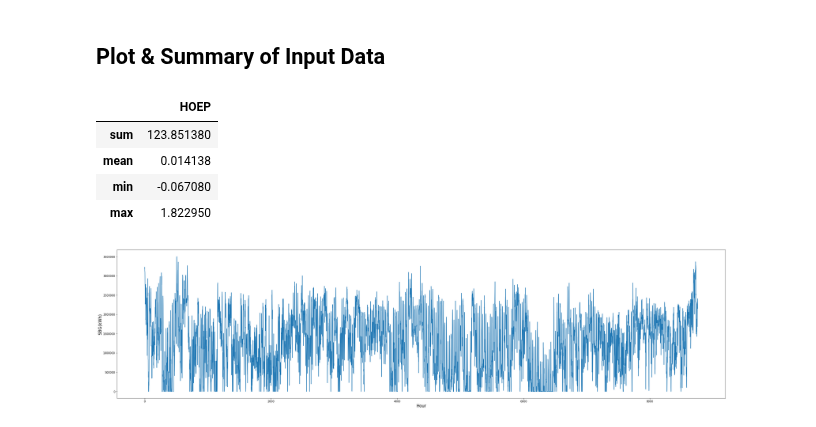
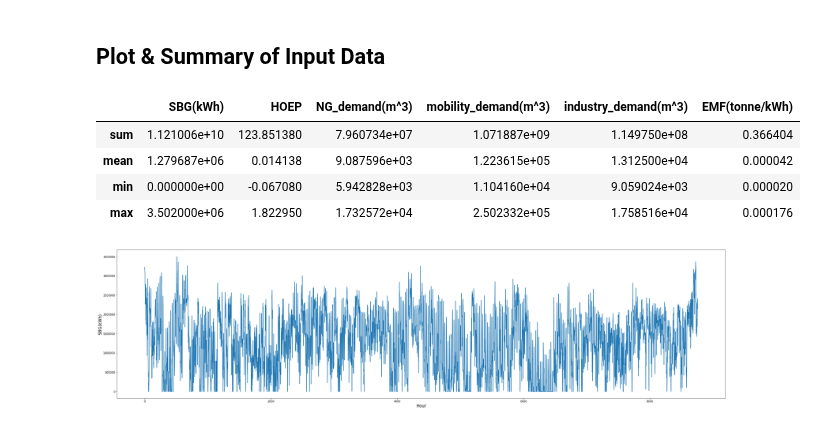
Before and after one commit to lewisjko/FYDP, a Jupyter notebook: FYDP.ipynb, the cells around one changed output. Drawn from its saved outputs; the diff is of its cells as text; code cells hidden in the pictures.

```diff
--- a/FYDP.ipynb
+++ b/FYDP.ipynb
@@ -735,14 +744,39 @@ def create_summary_df(df,col_name=None):
         new_df = pd.DataFrame(data=d,index = index_list)
 
         display(new_df)
+
+
+def create_summary_all(df,start_col):
+    for i in range(start_col,len(df.columns.tolist())):
+        df_sum = df.iloc[:,i].sum()
+        df_mean = df.iloc[:,i].mean()
+        df_min = df.iloc[:,i].min()
+        df_max = df.iloc[:,i].max()
+
+        new_list = [df_sum, df_mean, df_min, df_max]
+        index_list = ['sum','mean','min','max']
+
+        d = {df.columns[i]: new_list}
+        new_df = pd.DataFrame(data=d,index = index_list)
+
+        if i == start_col:
+            temp_df = new_df
+
+        else:
+            temp_df = pd.concat([temp_df, new_df], axis=1)
+
+
+    display(temp_df)
+    return temp_df
-# %%
-create_summary_df(input_df,'HOEP')
-# %% [output]
-|  | HOEP |
-| sum | 123.851380 |
-| mean | 0.014138 |
-| min | -0.067080 |
-| max | 1.822950 |
+# %%
+summarydf = create_summary_all(input_df,1)
+summarydf.to_clipboard(excel=True)
+# %% [output]
+|  | SBG(kWh) | HOEP | NG_demand(m^3) | mobility_demand(m^3) | industry_demand(m^3) | EMF(tonne/kWh) |
+| sum | 1.121006e+10 | 123.851380 | 7.960734e+07 | 1.071887e+09 | 1.149750e+08 | 0.366404 |
+| mean | 1.279687e+06 | 0.014138 | 9.087596e+03 | 1.223615e+05 | 1.312500e+04 | 0.000042 |
+| min | 0.000000e+00 | -0.067080 | 5.942828e+03 | 1.104160e+04 | 9.059024e+03 | 0.000020 |
+| max | 3.502000e+06 | 1.822950 | 1.732572e+04 | 2.502332e+05 | 1.758516e+04 | 0.000176 |
 # %%
 create_plot_df(input_df,'SBG(kWh)')
 # %% [output]
```
Also changed, not shown: parts of 42 cells of this notebook, 2 other files.
